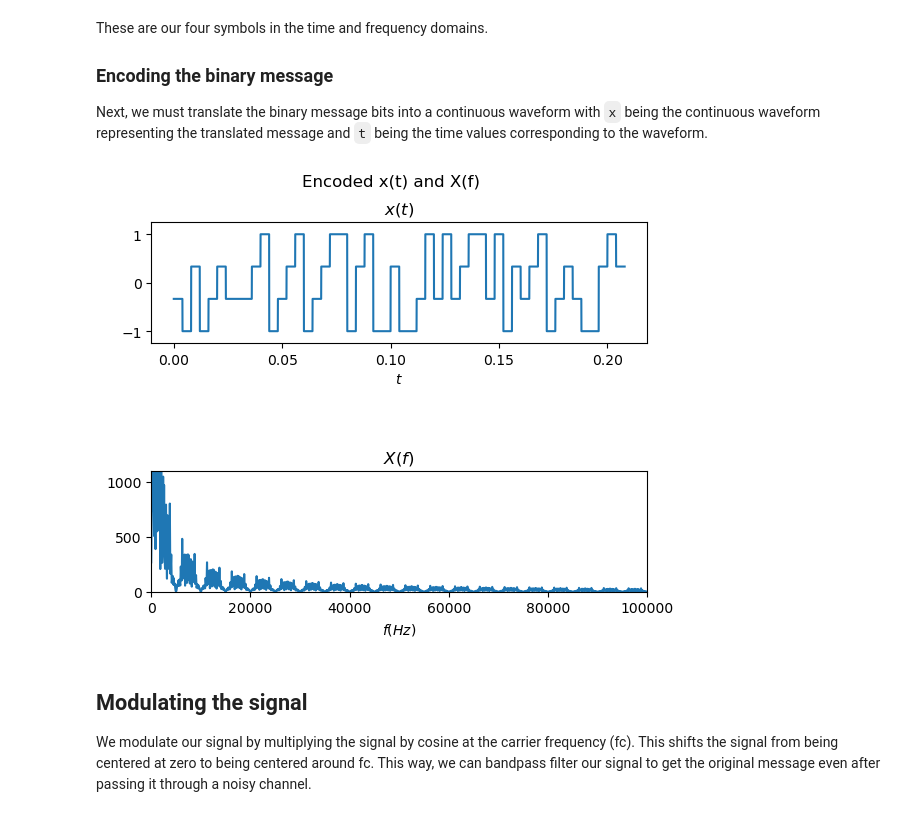
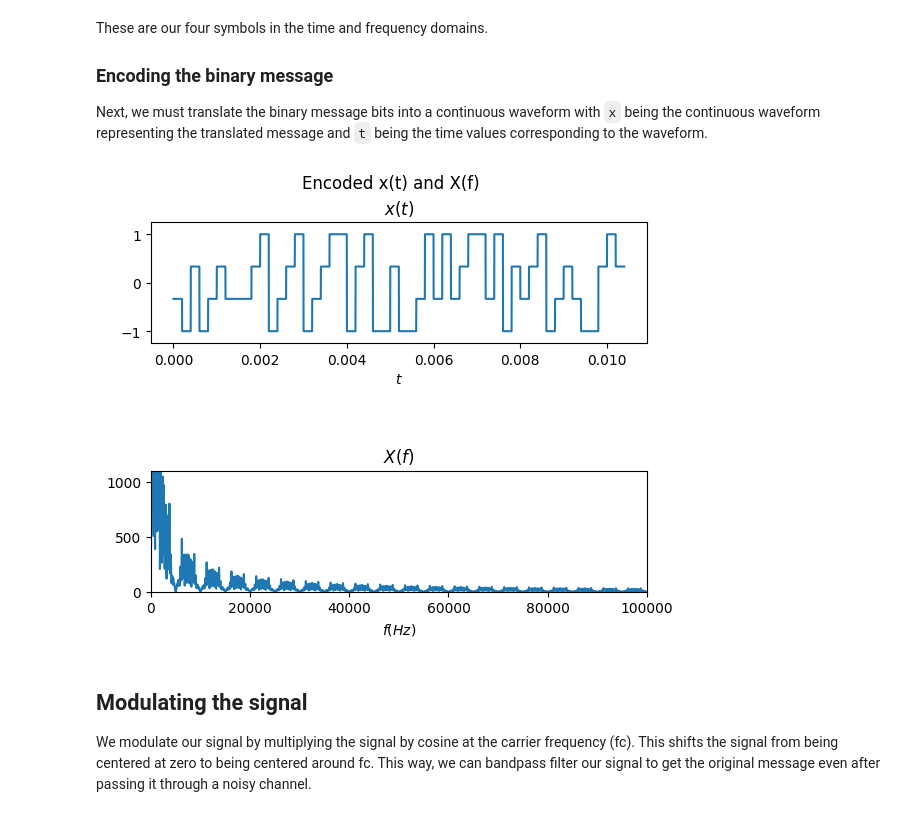
Before and after one commit to allyson-hur/adcomms_dsp, a Jupyter notebook: pca.ipynb, the cells around one changed output. Drawn from its saved outputs; the diff is of its cells as text; code cells hidden in the pictures.

```diff
--- a/pca.ipynb
+++ b/pca.ipynb
@@ -120,7 +124,7 @@ class SymbolEncoding:
        self.SAMPLES_PER_SYMBOL = SAMPLES_PER_SYMBOL
        self.symbols_of_t = symbols_of_t
        self.message_bits_txt = message_bits_txt
-       self.dt = 1 / F_C
+       self.dt = 1 / F_SAMPLE
 
     def x(self):
         """
@@ -149,34 +153,34 @@ class SymbolEncoding:
 
         return x
 
     def t(self):
         """
         Get the time values associated with each sample in the signal.
 
         Returns:
             An array representing the time values.
         """
         x_samples = self.SAMPLES_PER_SYMBOL * int(
             np.ceil(len(self.message_bits_txt) // self.BITS_PER_SYMBOL)
         )
         return np.linspace(0, self.dt * x_samples, x_samples)
 
 
 symbols_of_t = test_symbols_of_t
 message_bits_txt = test_message_bits_txt
 
 symbol_encoding_test = SymbolEncoding(BITS_PER_SYMBOL, SAMPLES_PER_SYMBOL, F_C, test_symbols_of_t, message_bits_txt)
 test_x = symbol_encoding_test.x()
 test_t = symbol_encoding_test.t()
 
 fig, ax = plt.subplots(2,1)
 plt.subplots_adjust(hspace=1.05)
 real_fft_plot(test_t, test_x, ax[0], ax[1], dt, '$x(t)$', '$X(f)$', abs_xlim = 1.1e3)
 plt.suptitle("Encoded x(t) and X(f)")
 plt.show()
 plt.close()
 # %% [output]
-[figure, old version]
+[figure, new version]
 # %% [markdown]
 ## Modulating the signal
 We modulate our signal by multiplying the signal by cosine at the carrier frequency (fc). This shifts the signal from being centered at zero to being centered around fc. This way, we can bandpass filter our signal to get the original message even after passing it through a noisy channel.
```
Also changed, not shown: parts of 4 cells of this notebook.
